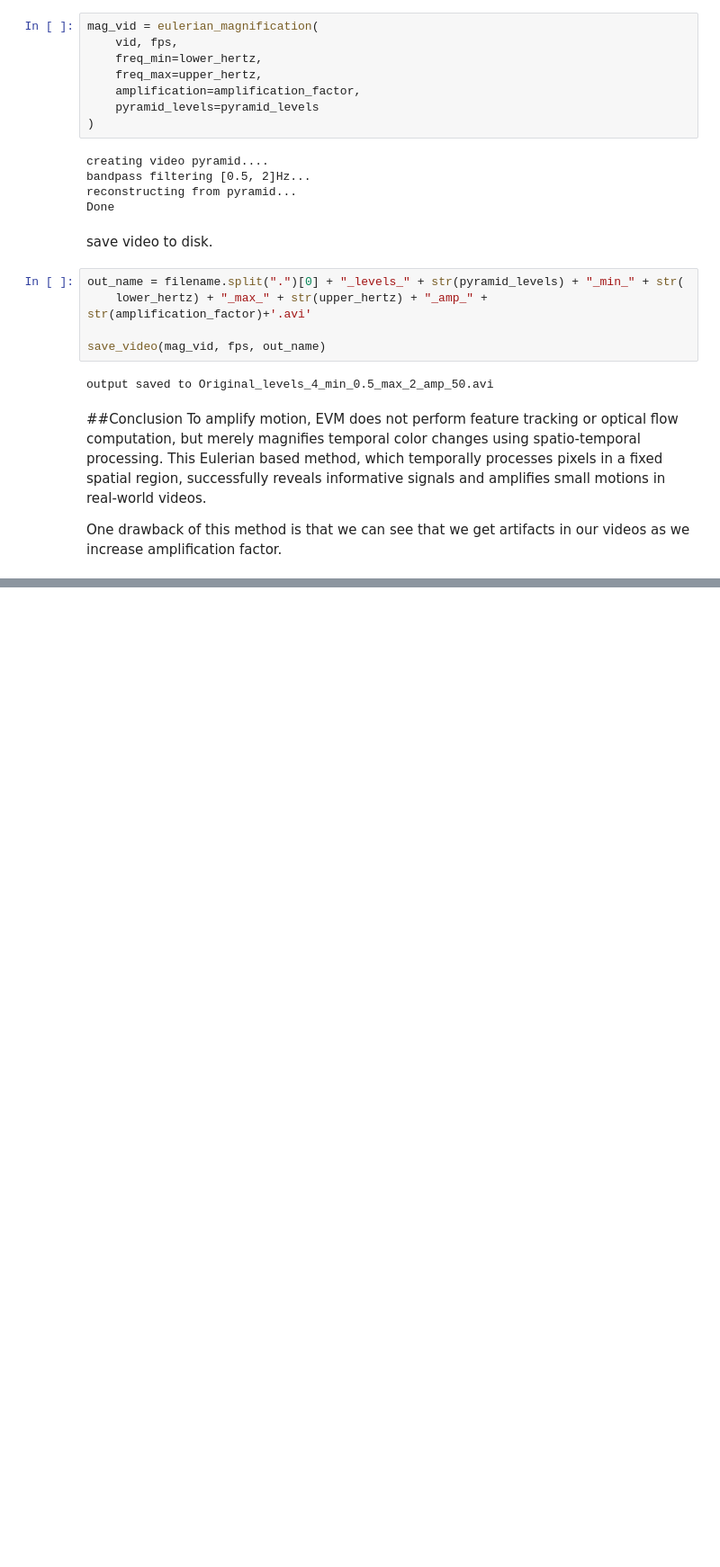
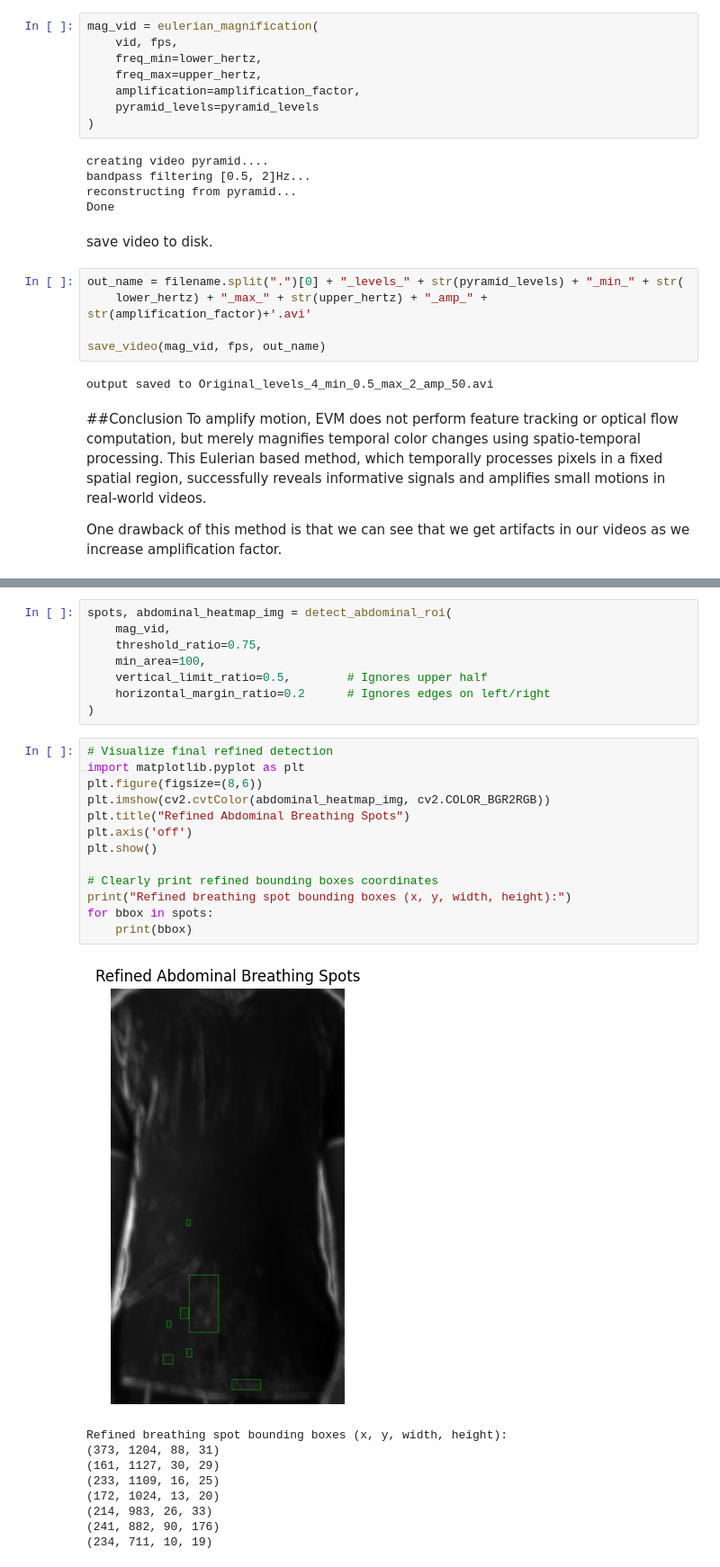
Before and after one commit to ShawwaHu/APPG, a Jupyter notebook: Eulerian_Video_Magnification.ipynb, the cells around one changed output, grey strips where cells are left out. Shown at 90% size. Saved outputs shown, nothing was run; the diff lists cells and outputs as text; blank space fills up the shorter version.

```diff
--- a/Eulerian_Video_Magnification.ipynb
+++ b/Eulerian_Video_Magnification.ipynb
@@ -511,0 +503,31 @@ One drawback of this method is that we can see that we get artifacts in our vide
+# %%
+spots, abdominal_heatmap_img = detect_abdominal_roi(
+    mag_vid,
+    threshold_ratio=0.75,
+    min_area=100,
+    vertical_limit_ratio=0.5,        # Ignores upper half
+    horizontal_margin_ratio=0.2      # Ignores edges on left/right
+)
+# %%
+# Visualize final refined detection
+import matplotlib.pyplot as plt
+plt.figure(figsize=(8,6))
+plt.imshow(cv2.cvtColor(abdominal_heatmap_img, cv2.COLOR_BGR2RGB))
+plt.title("Refined Abdominal Breathing Spots")
+plt.axis('off')
+plt.show()
+
+# Clearly print refined bounding boxes coordinates
+print("Refined breathing spot bounding boxes (x, y, width, height):")
+for bbox in spots:
+    print(bbox)
+# %% [output]
+[figure, added]
+Refined breathing spot bounding boxes (x, y, width, height):
+(373, 1204, 88, 31)
+(161, 1127, 30, 29)
+(233, 1109, 16, 25)
+(172, 1024, 13, 20)
+(214, 983, 26, 33)
+(241, 882, 90, 176)
+(234, 711, 10, 19)
```
Also changed, not shown: parts of 4 cells of this notebook.
